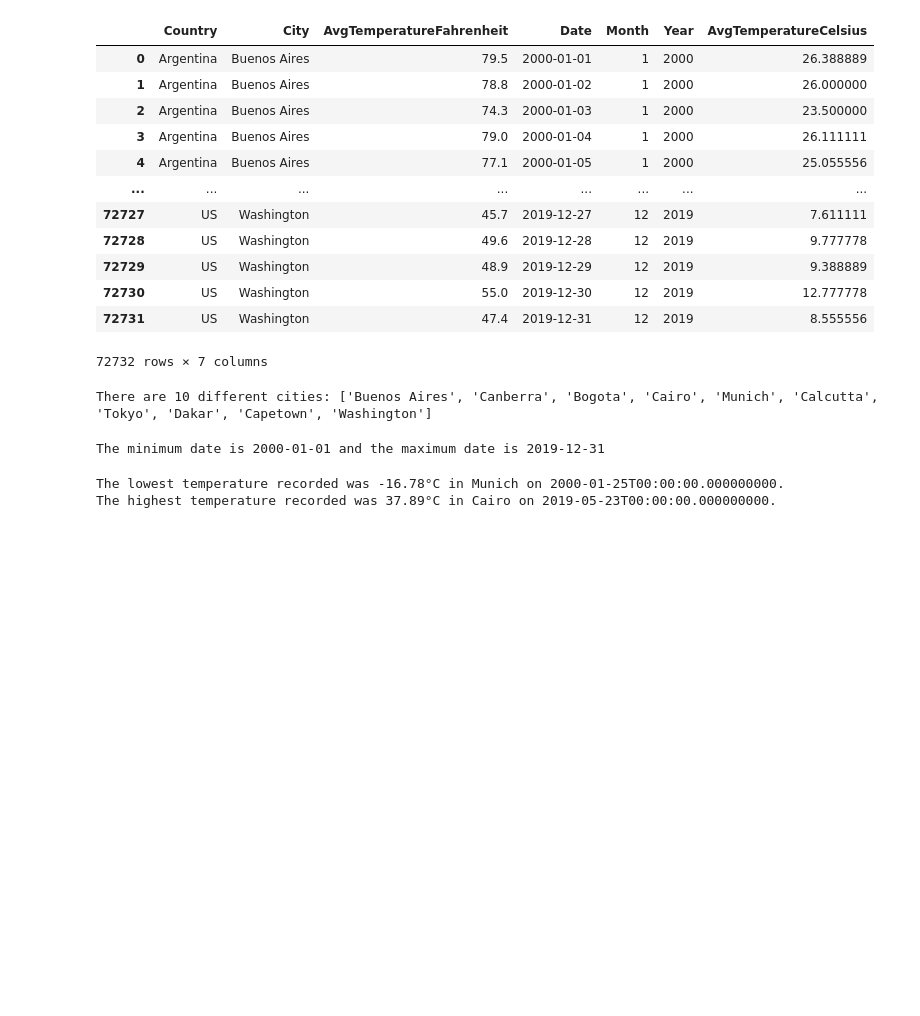
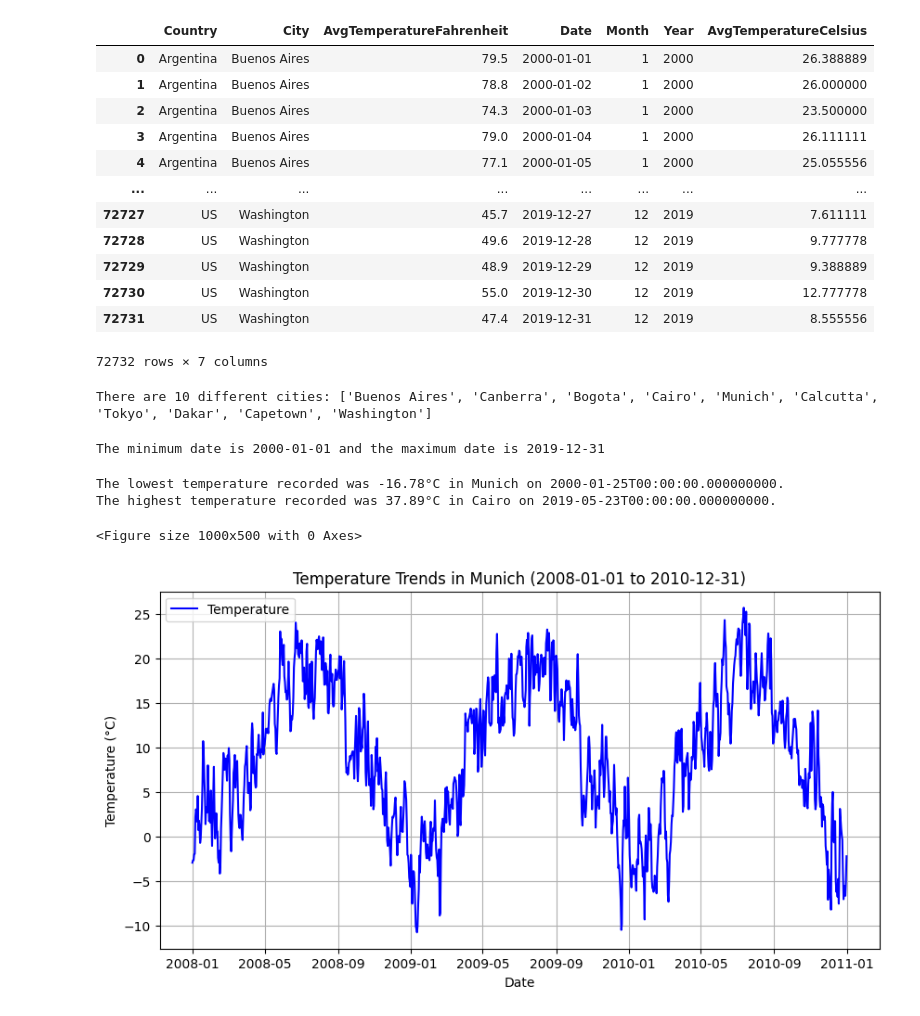
Before and after one commit to FabrizioTroche/eae_ipld_project, a Jupyter notebook: development/03_temperatures_dashboard.ipynb, the cells around one changed output. Drawn from its saved outputs; the diff is of its cells as text; code cells hidden in the pictures; blank space fills up the shorter version.

```diff
--- a/development/03_temperatures_dashboard.ipynb
+++ b/development/03_temperatures_dashboard.ipynb
@@ -132,28 +134,41 @@ The highest temperature recorded was 37.89°C in Cairo on 2019-05-23T00:00:00.00
 # %%
 # Ex 3.6: For a given city and a range of dates (start and end):
-#   - Make a line plot with the temperature reads of that city during the selected time period, the x axis has to be the timestamp column.
-#   - Make a histogram of the temperature reads of that city during the selected time period.
+#   - Make a line plot with the temperature reads of that city during
+# the selected time period, the x axis has to be the timestamp column.
+#   - Make a histogram of the temperature reads of that city during the
+#  selected time period.
 #   - Make sure that all plots include a title, axis labels and a legend.
 
 city = "Munich"
-start_date = pd.to_datetime("2008-01-01").date()
-end_date = pd.to_datetime("2010-12-31").date()
+start_date = pd.to_datetime("2008-01-01")
+end_date = pd.to_datetime("2010-12-31")
 
-city_df = None          # TODO: get a dataframe with the rows of the selected city
 
-city_df_period = None   # TODO: get a dataframe with the rows of the selected city and the selected period of time using the Date column and any of the <, >, <=, >= operators to compare with start_date and end_date
+
+ # TODO: get a dataframe with the rows of the selected city
+city_df = temps_df[temps_df["City"] == city]
+
+ # TODO: get a dataframe with the rows of the selected
+#city and the selected period of time using the Date column
+#  and any of the <, >, <=, >= operators to compare with start_date
+#  and end_date
+city_df_period = city_df[(city_df["Date"] >= start_date) & (city_df["Date"] <= end_date)]
 
 plt.figure(figsize=(10, 5))
 
 # TODO: Uncomment and complete the following lines to plot the line plot using the city_df_period AvgTemperatureCelsius column as the y axis and the Date column as the x axis
 
-# plt.plot()    # TODO
-# plt.title()   # TODO
-# plt.xlabel()  # TODO
-# plt.ylabel()  # TODO
+plt.figure(figsize=(10, 5))
+plt.plot(city_df_period["Date"], city_df_period["AvgTemperatureCelsius"], label="Temperature", color="b")
+plt.title(f"Temperature Trends in {city} ({start_date.date()} to {end_date.date()})")
+plt.xlabel("Date")
+plt.ylabel("Temperature (°C)")
 plt.legend()
-
+plt.grid()
 plt.show()
+# %% [output]
+<Figure size 1000x500 with 0 Axes>
+[figure, added]
 # %%
 # TODO: Build the histogram plot using the city_df_period AvgTemperatureCelsius column as the data to plot
 
```
Also changed, not shown: parts of 4 cells of this notebook, 2 other files.
